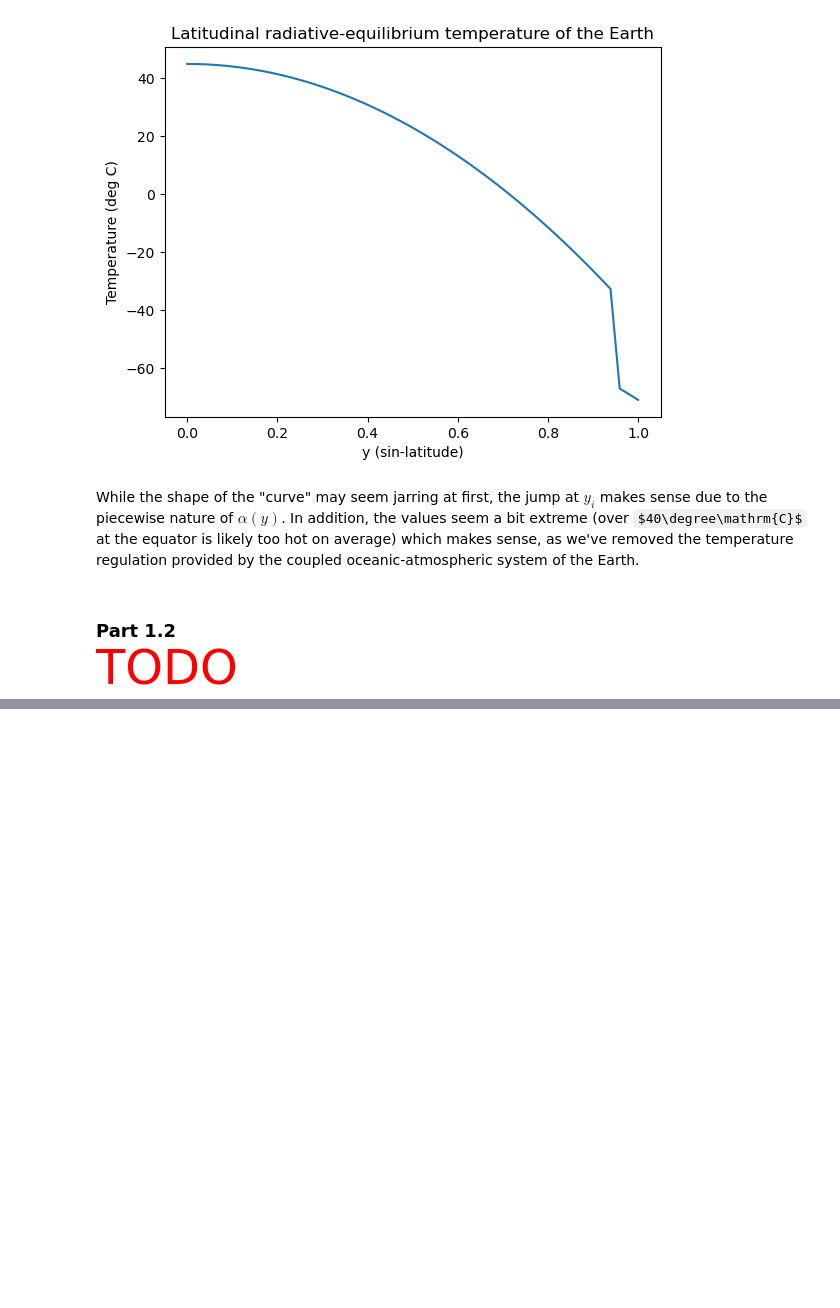
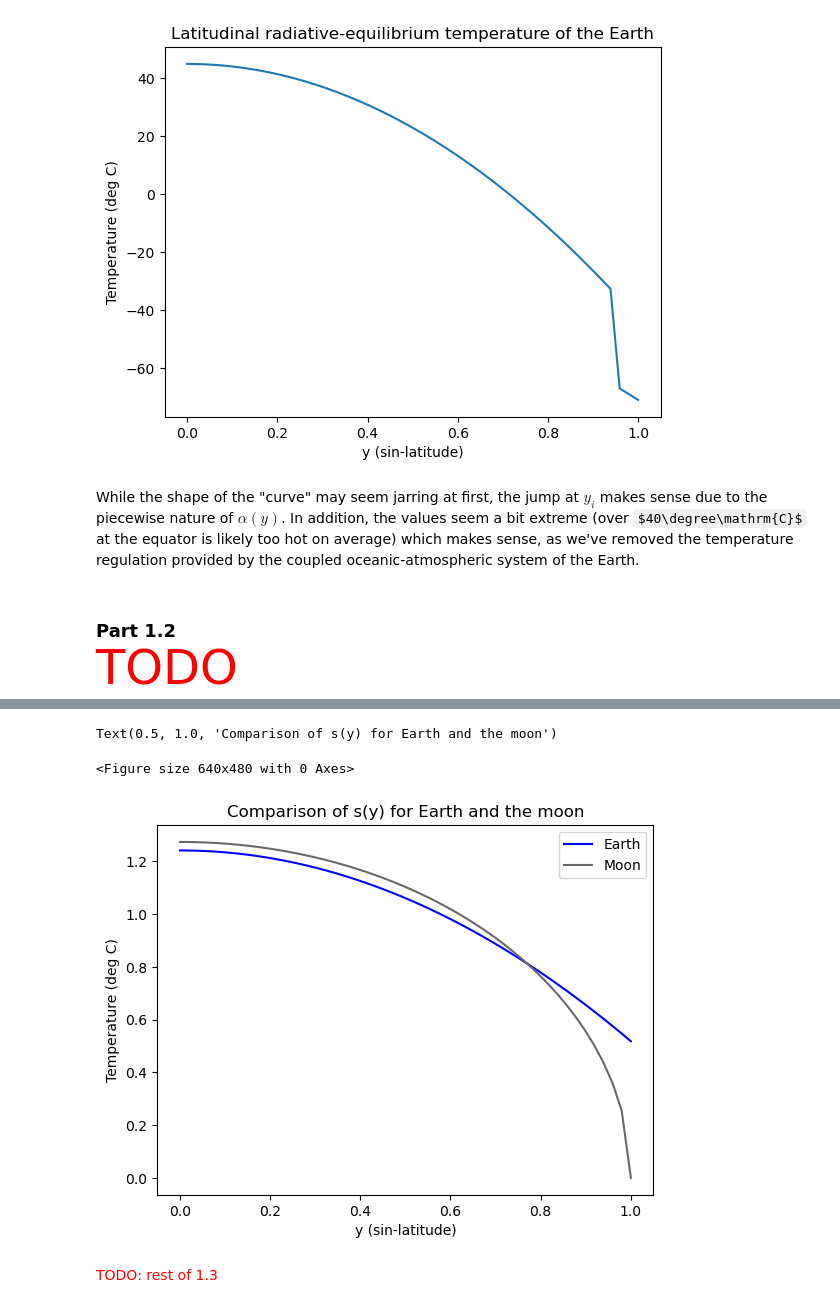
Before and after one commit to lemondoroshow/geoscienceModeling, a Jupyter notebook: planetaryClimates/modelingPlanetaryTemperature.ipynb, the cells around one changed output, grey strips where cells are left out. Saved outputs shown, nothing was run; the diff lists cells and outputs as text; code cells hidden in the pictures; some formulas as TeX source; blank space fills up the shorter version.

```diff
--- a/planetaryClimates/modelingPlanetaryTemperature.ipynb
+++ b/planetaryClimates/modelingPlanetaryTemperature.ipynb
@@ -61,0 +70,22 @@ To model the moon as a sphere in radiative equilibrium with an axial tilt of zer
+# %%
+# Calculate s(y) funcs
+s_earth = 1.241 - 0.723 * np.power(y, 2)
+s_moon = 4/np.pi * np.sqrt(1 - np.power(y, 2))
+
+# Set up plot
+plt.clf()
+fig, ax = plt.subplots()
+
+# Plot and label
+ax.plot(y, s_earth, color = "blue", label = "Earth")
+ax.plot(y, s_moon, color = "dimgray", label = "Moon")
+ax.legend()
+ax.set_xlabel("y (sin-latitude)")
+ax.set_ylabel("Temperature (deg C)")
+ax.set_title("Comparison of s(y) for Earth and the moon")
+# %% [output]
+Text(0.5, 1.0, 'Comparison of s(y) for Earth and the moon')
+<Figure size 640x480 with 0 Axes>
+[figure, added]
+# %% [markdown]
+<p style="color:red">TODO: rest of 1.3</p>
```
Also changed, not shown: parts of 1 cell of this notebook.
